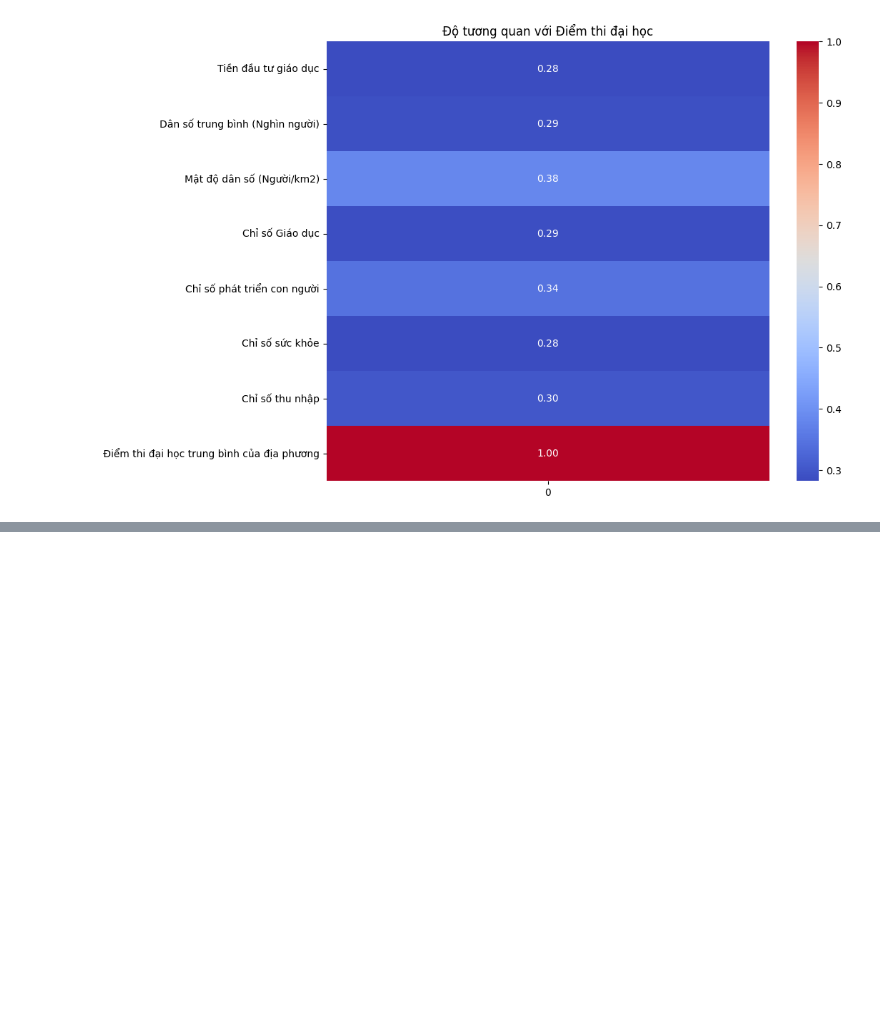
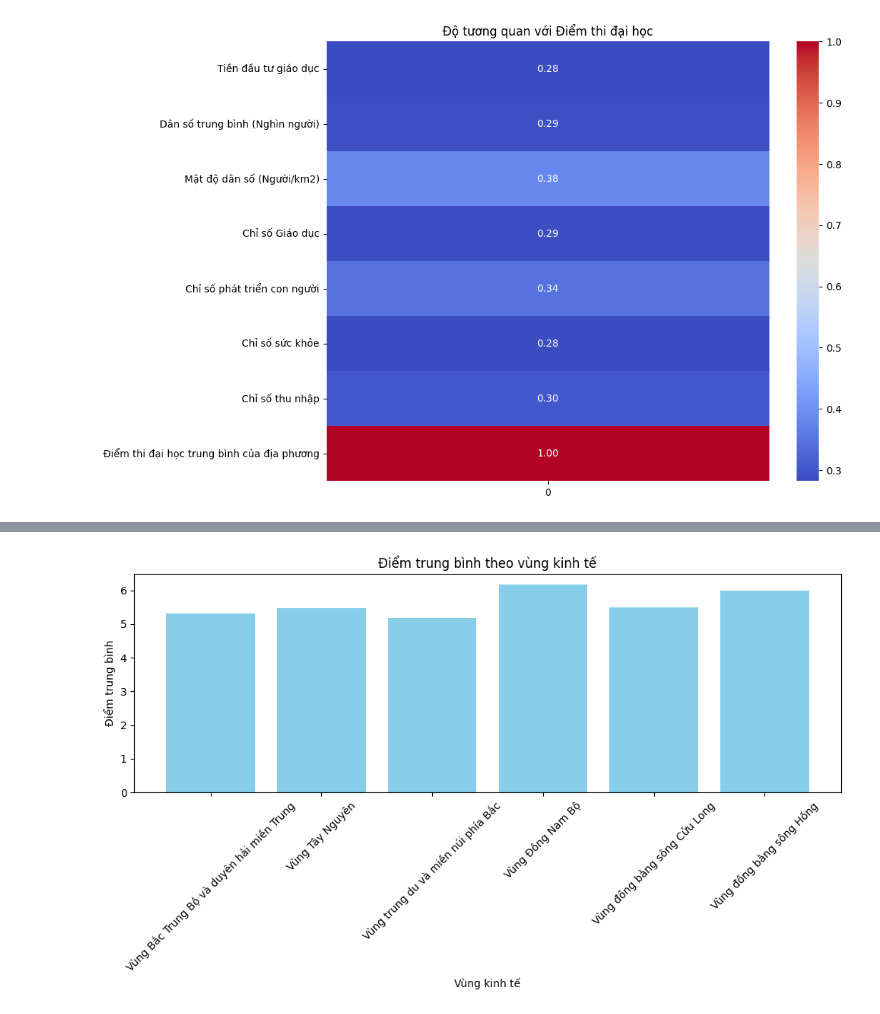
Before and after one commit to tranductri2003/university-score-predictor, a Jupyter notebook: [Part 3] Multivariate_Relationship_Analysis/[Part 3] Multivariate_Relationship_Analysis.ipynb, the cells around one changed output, grey strips where cells are left out. Saved outputs shown, nothing was run; the diff lists cells and outputs as text; code cells hidden in the pictures; blank space fills up the shorter version.

```diff
--- a/[Part 3] Multivariate_Relationship_Analysis/[Part 3] Multivariate_Relationship_Analysis.ipynb
+++ b/[Part 3] Multivariate_Relationship_Analysis/[Part 3] Multivariate_Relationship_Analysis.ipynb
@@ -426,0 +429,6 @@ plt.show()
+# %%
+# Nhóm các dòng theo cột "Vùng kinh tế" và tính trung bình cho cột "Điểm thi đại học trung bình của địa phương"
+diem_trung_binh_theo_vung = df_cleaned.groupby('Vùng kinh tế')['Điểm thi đại học trung bình của địa phương'].mean()
+
+# In ra điểm trung bình cho từng vùng kinh tế
+print(diem_trung_binh_theo_vung)
@@ -426,0 +444,18 @@ plt.show()
+# %%
+# Tạo list chứa tên các vùng kinh tế
+vung_kinh_te = diem_trung_binh_theo_vung.index.tolist()
+
+# Tạo list chứa điểm trung bình cho từng vùng kinh tế
+diem_trung_binh = diem_trung_binh_theo_vung.values.tolist()
+
+# Vẽ bar chart
+plt.figure(figsize=(10, 6))
+plt.bar(vung_kinh_te, diem_trung_binh, color='skyblue')
+plt.xlabel('Vùng kinh tế')
+plt.ylabel('Điểm trung bình')
+plt.title('Điểm trung bình theo vùng kinh tế')
+plt.xticks(rotation=45)
+plt.tight_layout()
+plt.show()
+# %% [output]
+[figure, added]
```
Also changed, not shown: parts of 6 cells of this notebook, 1 other file.
